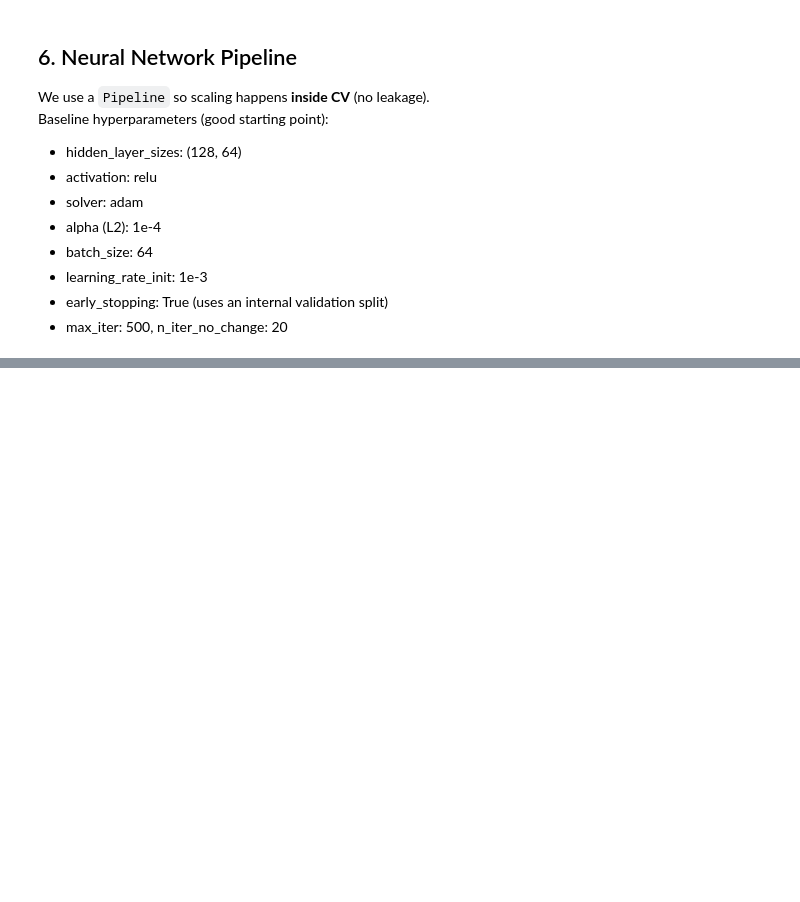
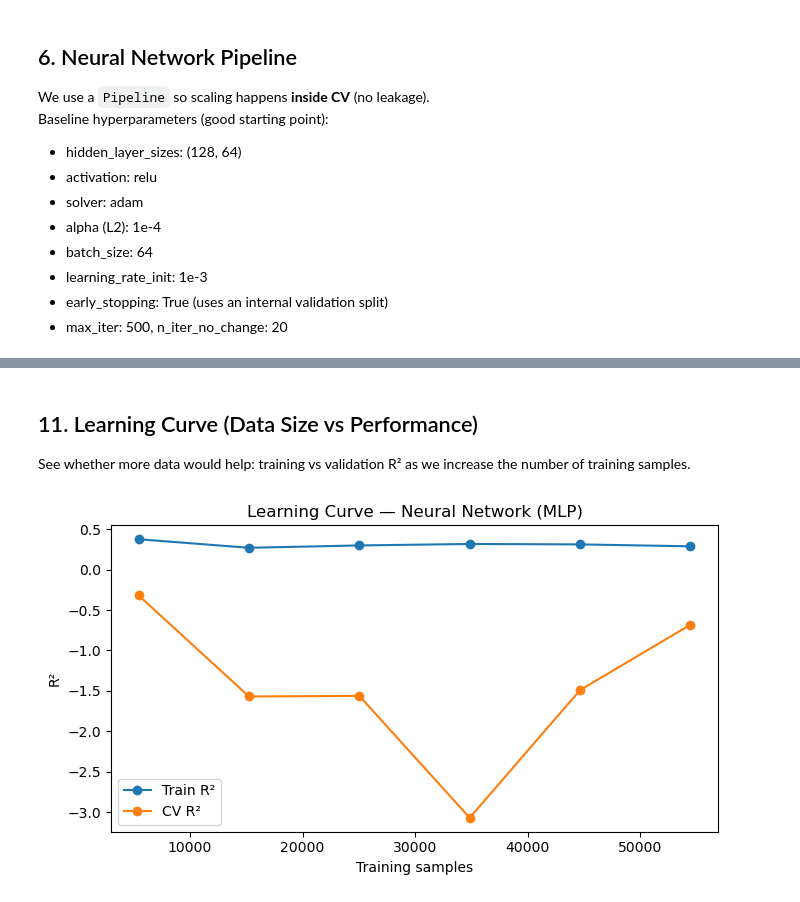
Before and after one commit to Nakshatra120/ML-Protein-DNA-Binding-Affinity, a Jupyter notebook: tutorial notebooks/walkthrough-03.ipynb, the cells around one changed output, grey strips where cells are left out. Saved outputs shown, nothing was run; the diff lists cells and outputs as text; code cells hidden in the pictures; blank space fills up the shorter version.

```diff
--- a/tutorial notebooks/walkthrough-03.ipynb
+++ b/tutorial notebooks/walkthrough-03.ipynb
@@ -310,0 +433,23 @@ print("\nCV MAE:", -cv_mae, "\nMean MAE:", (-cv_mae).mean())
+# %% [markdown]
+## 11. Learning Curve (Data Size vs Performance)
+
+See whether more data would help: training vs validation R² as we increase the number of training samples.
+# %%
+train_sizes, train_scores, val_scores = learning_curve(
+    pipeline, X, y, cv=5, scoring='r2', n_jobs=-1, train_sizes=np.linspace(0.1, 1.0, 6)
+)
+
+train_mean = train_scores.mean(axis=1)
+val_mean   = val_scores.mean(axis=1)
+
+plt.figure(figsize=(7,4))
+plt.plot(train_sizes, train_mean, marker='o', label='Train R²')
+plt.plot(train_sizes, val_mean, marker='o', label='CV R²')
+plt.xlabel("Training samples")
+plt.ylabel("R²")
+plt.title("Learning Curve — Neural Network (MLP)")
+plt.legend()
+plt.tight_layout()
+plt.show()
+# %% [output]
+[figure, added]
```
Also changed, not shown: parts of 28 cells of this notebook, 1 other file.
